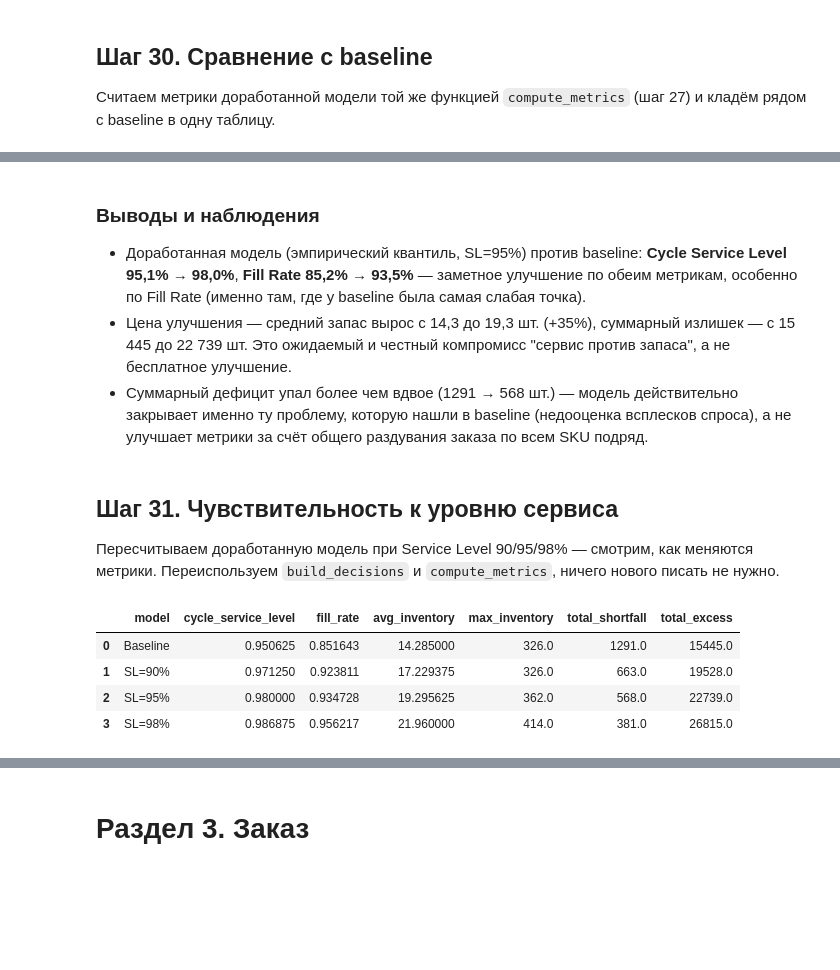
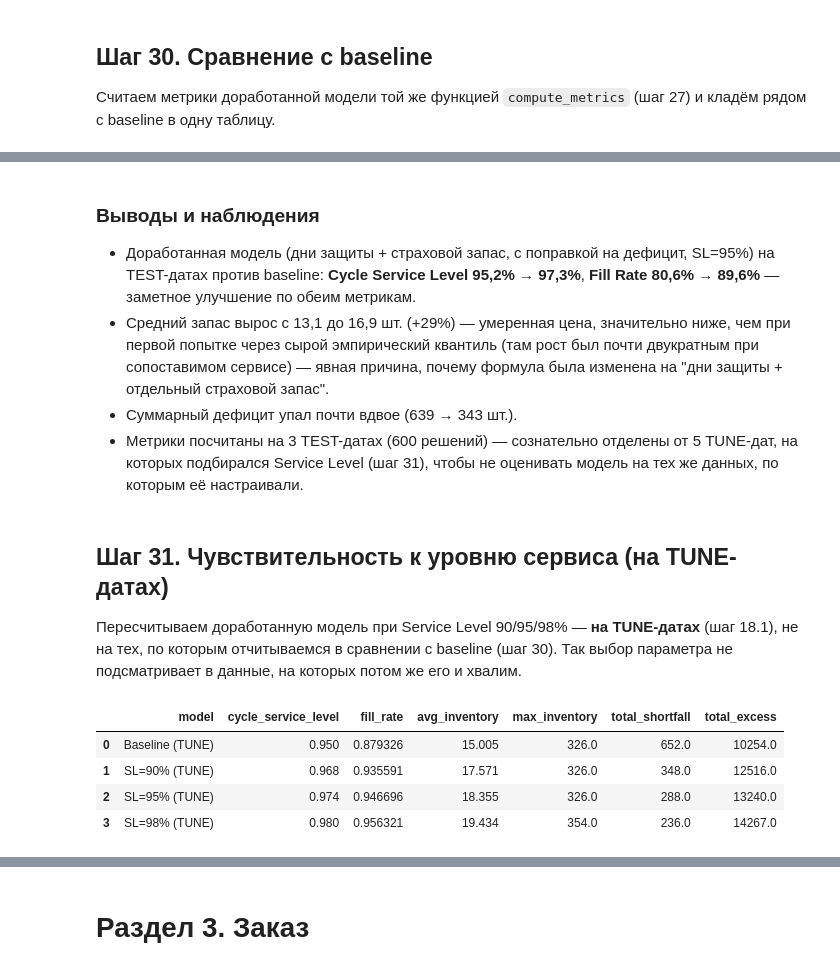
Before and after one commit to Viktor-VK/reorder-model, a Jupyter notebook: notebooks/reorder_model.ipynb, the cells around one changed output, grey strips where cells are left out. Cells and saved outputs as stored; diff of their text form; code cells hidden in the pictures; blank space fills up the shorter version.

```diff
--- a/notebooks/reorder_model.ipynb
+++ b/notebooks/reorder_model.ipynb
@@ -474,0 +482,7 @@ control_dates_df[["OrderDate", "OrderCycleDays", "protection_period_days", "last
+# %%
+# Более ранние 5 дат - подбор параметра (TUNE), более поздние 3 - независимая проверка (TEST).
+tune_dates_df = control_dates_df.iloc[:5].reset_index(drop=True)
+test_dates_df = control_dates_df.iloc[5:].reset_index(drop=True)
+
+print("TUNE (подбор SL):", tune_dates_df["OrderDate"].dt.date.tolist())
+print("TEST (проверка/сравнение с baseline):", test_dates_df["OrderDate"].dt.date.tolist())
@@ -756,16 +825,13 @@ Name: S, dtype: float64
 # %%
-def build_decisions(control_dates_df, S_func, **S_kwargs):
+def build_decisions(dates_df, S_func, **S_kwargs):
     """Общая сборка таблицы решений SKU x даты - принимает функцию расчёта S, чтобы не дублировать код
     между baseline и доработанной моделью (отличаются только тем, как считается S)."""
     rows = []
-    for _, cal_row in control_dates_df.iterrows():
+    for _, cal_row in dates_df.iterrows():
         control_date = cal_row["OrderDate"]
         protection_period_days = int(cal_row["protection_period_days"])
 
         S = S_func(control_date, protection_period_days, **S_kwargs)
-        if isinstance(S, tuple):  # get_empirical_S возвращает (S, n_no_window)
-            S = S[0]
-
         inventory_position, _ = get_inventory_position_asof(control_date)
 
         decision = pd.DataFrame({"SKU": sku_df["SKU"]})
@@ -788,7 +854,8 @@ def build_decisions(control_dates_df, S_func, **S_kwargs):
     return decisions_df
 
 
-improved_decisions_df = build_decisions(control_dates_df, get_empirical_S, service_level=SERVICE_LEVEL)
+# Итоговое сравнение считаем на TEST-датах - не участвовавших в подборе Service Level (шаг 31).
+improved_decisions_df = build_decisions(test_dates_df, get_S_with_safety_stock, service_level=SERVICE_LEVEL)
 
 print("Строк:", len(improved_decisions_df))
 print("Пропуски:", improved_decisions_df[["S", "inventory_position", "actual_demand"]].isna().sum().to_dict())
@@ -818,30 +885,33 @@ comparison_df
 # %% [markdown]
 ### Выводы и наблюдения
 
-- Доработанная модель (эмпирический квантиль, SL=95%) против baseline: **Cycle Service Level 95,1% → 98,0%**, **Fill Rate 85,2% → 93,5%** — заметное улучшение по обеим метрикам, особенно по Fill Rate (именно там, где у baseline была самая слабая точка).
-- Цена улучшения — средний запас вырос с 14,3 до 19,3 шт. (+35%), суммарный излишек — с 15 445 до 22 739 шт. Это ожидаемый и честный компромисс "сервис против запаса", а не бесплатное улучшение.
-- Суммарный дефицит упал более чем вдвое (1291 → 568 шт.) — модель действительно закрывает именно ту проблему, которую нашли в baseline (недооценка всплесков спроса), а не улучшает метрики за счёт общего раздувания заказа по всем SKU подряд.
+- Доработанная модель (дни защиты + страховой запас, с поправкой на дефицит, SL=95%) на TEST-датах против baseline: **Cycle Service Level 95,2% → 97,3%**, **Fill Rate 80,6% → 89,6%** — заметное улучшение по обеим метрикам.
+- Средний запас вырос с 13,1 до 16,9 шт. (+29%) — умеренная цена, значительно ниже, чем при первой попытке через сырой эмпирический квантиль (там рост был почти двукратным при сопоставимом сервисе) — явная причина, почему формула была изменена на "дни защиты + отдельный страховой запас".
+- Суммарный дефицит упал почти вдвое (639 → 343 шт.).
+- Метрики посчитаны на 3 TEST-датах (600 решений) — сознательно отделены от 5 TUNE-дат, на которых подбирался Service Level (шаг 31), чтобы не оценивать модель на тех же данных, по которым её настраивали.
 # %% [markdown]
-## Шаг 31. Чувствительность к уровню сервиса
+## Шаг 31. Чувствительность к уровню сервиса (на TUNE-датах)
 
-Пересчитываем доработанную модель при Service Level 90/95/98% — смотрим, как меняются метрики. Переиспользуем `build_decisions` и `compute_metrics`, ничего нового писать не нужно.
+Пересчитываем доработанную модель при Service Level 90/95/98% — **на TUNE-датах** (шаг 18.1), не на тех, по которым отчитываемся в сравнении с baseline (шаг 30). Так выбор параметра не подсматривает в данные, на которых потом же его и хвалим.
 # %%
-sensitivity_rows = [baseline_metrics_df]
+# Baseline на TUNE-датах - точка отсчёта для сравнения чувствительности (не итоговое сравнение).
+tune_baseline_decisions = compute_baseline_decisions(tune_dates_df)
+sensitivity_rows = [compute_metrics(tune_baseline_decisions, "Baseline (TUNE)")]
 
-# Прогоняем доработанную модель при трёх уровнях сервиса - переиспользуем те же функции.
+# Прогоняем доработанную модель при трёх уровнях сервиса - переиспользуем build_decisions.
 for sl in [0.90, 0.95, 0.98]:
-    decisions = build_decisions(control_dates_df, get_empirical_S, service_level=sl)
-    metrics = compute_metrics(decisions, f"SL={sl:.0%}")
+    decisions = build_decisions(tune_dates_df, get_S_with_safety_stock, service_level=sl)
+    metrics = compute_metrics(decisions, f"SL={sl:.0%} (TUNE)")
     sensitivity_rows.append(metrics)
 
 sensitivity_df = pd.concat(sensitivity_rows, ignore_index=True)
 sensitivity_df
 # %% [output]
 |  | model | cycle_service_level | fill_rate | avg_inventory | max_inventory | total_shortfall | total_excess |
-| 0 | Baseline | 0.950625 | 0.851643 | 14.285000 | 326.0 | 1291.0 | 15445.0 |
-| 1 | SL=90% | 0.971250 | 0.923811 | 17.229375 | 326.0 | 663.0 | 19528.0 |
-| 2 | SL=95% | 0.980000 | 0.934728 | 19.295625 | 362.0 | 568.0 | 22739.0 |
-| 3 | SL=98% | 0.986875 | 0.956217 | 21.960000 | 414.0 | 381.0 | 26815.0 |
+| 0 | Baseline (TUNE) | 0.950 | 0.879326 | 15.005 | 326.0 | 652.0 | 10254.0 |
+| 1 | SL=90% (TUNE) | 0.968 | 0.935591 | 17.571 | 326.0 | 348.0 | 12516.0 |
+| 2 | SL=95% (TUNE) | 0.974 | 0.946696 | 18.355 | 326.0 | 288.0 | 13240.0 |
+| 3 | SL=98% (TUNE) | 0.980 | 0.956321 | 19.434 | 354.0 | 236.0 | 14267.0 |
 # %% [markdown]
 ### Выводы по разделу 2
 
```
Also changed, not shown: parts of 23 cells of this notebook, 2 other files.
